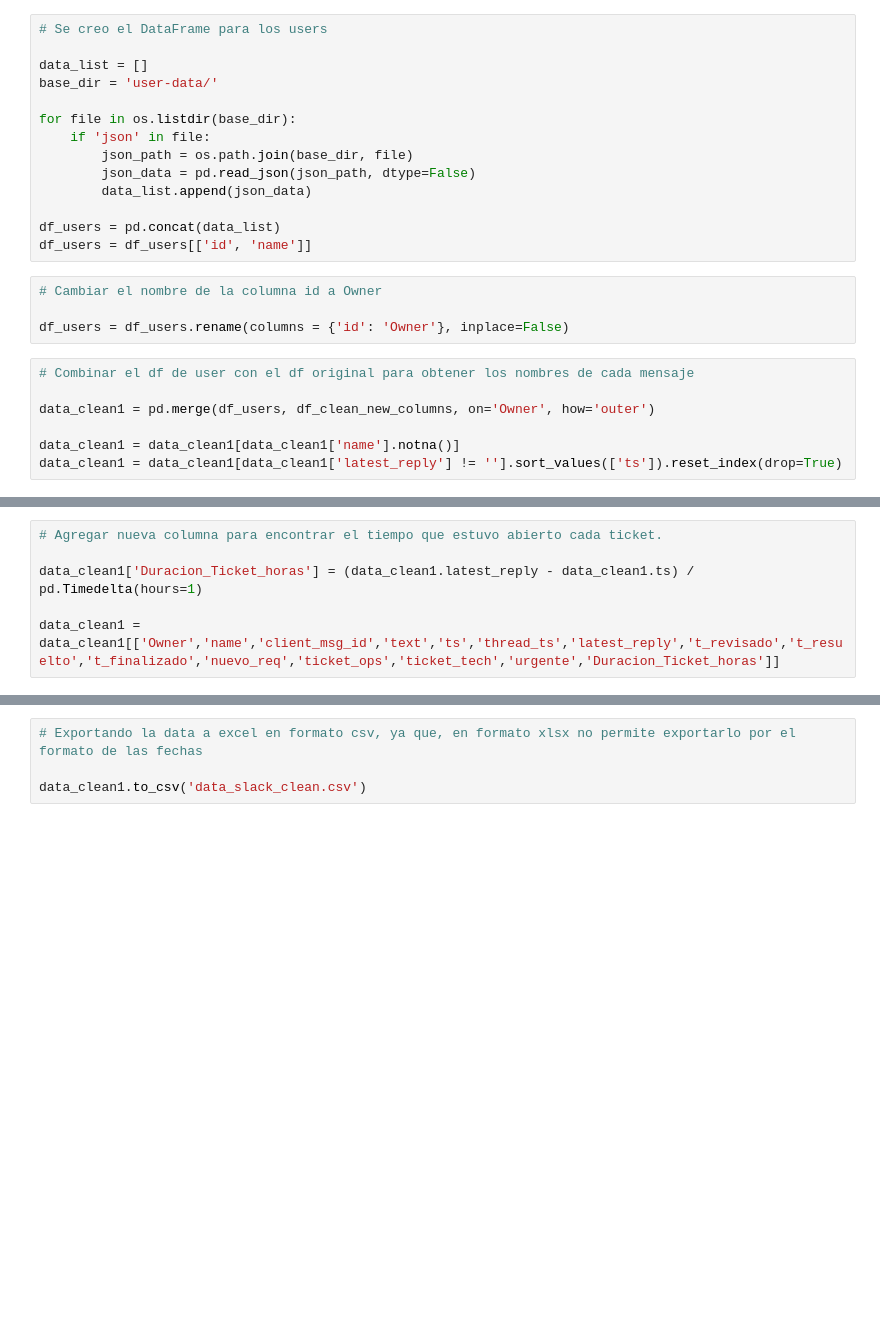
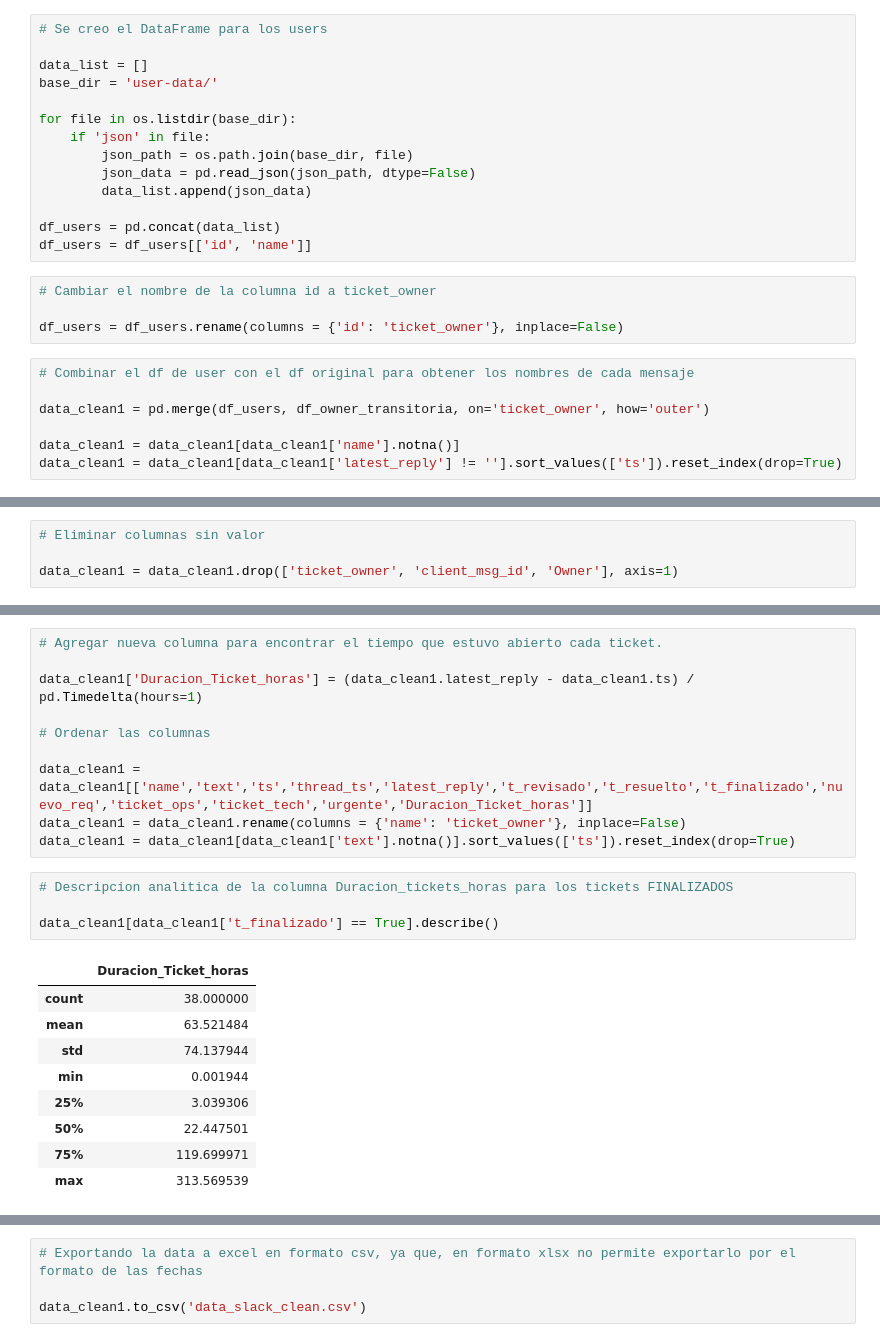
Before and after one commit to andresgs-ds/krino, a Jupyter notebook: Krino-Slack/Tratamiento_de_datos_json.ipynb, the cells around one changed output, grey strips where cells are left out. Cells and saved outputs as stored; diff of their text form; blank space fills up the shorter version.

Commit message:
Nuevos graficos y se anadio la columna ticket_owner

```diff
--- a/Krino-Slack/Tratamiento_de_datos_json.ipynb
+++ b/Krino-Slack/Tratamiento_de_datos_json.ipynb
@@ -173,13 +139,13 @@ for file in os.listdir(base_dir):
 df_users = pd.concat(data_list)
 df_users = df_users[['id', 'name']]
 # %%
-# Cambiar el nombre de la columna id a Owner
+# Cambiar el nombre de la columna id a ticket_owner
 
-df_users = df_users.rename(columns = {'id': 'Owner'}, inplace=False)
+df_users = df_users.rename(columns = {'id': 'ticket_owner'}, inplace=False)
 # %%
 # Combinar el df de user con el df original para obtener los nombres de cada mensaje
 
-data_clean1 = pd.merge(df_users, df_clean_new_columns, on='Owner', how='outer')
+data_clean1 = pd.merge(df_users, df_owner_transitoria, on='ticket_owner', how='outer')
 
 data_clean1 = data_clean1[data_clean1['name'].notna()]
 data_clean1 = data_clean1[data_clean1['latest_reply'] != ''].sort_values(['ts']).reset_index(drop=True)
@@ -195,3 +152,7 @@ data_clean1.head()
+# %%
+# Eliminar columnas sin valor
+
+data_clean1 = data_clean1.drop(['ticket_owner', 'client_msg_id', 'Owner'], axis=1)
 # %%
 # Se tranformo de Unix TimeStamp a Pandas Datetime las columnas ts, thread_ts y latest_reply
 
@@ -209,7 +162,25 @@ data_clean1.head()
 
 data_clean1['Duracion_Ticket_horas'] = (data_clean1.latest_reply - data_clean1.ts) / pd.Timedelta(hours=1)
 
-data_clean1 = data_clean1[['Owner','name','client_msg_id','text','ts','thread_ts','latest_reply','t_revisado','t_resuelto','t_finalizado','nuevo_req','ticket_ops','ticket_tech','urgente','Duracion_Ticket_horas']]
+# Ordenar las columnas
+
+data_clean1 = data_clean1[['name','text','ts','thread_ts','latest_reply','t_revisado','t_resuelto','t_finalizado','nuevo_req','ticket_ops','ticket_tech','urgente','Duracion_Ticket_horas']]
+data_clean1 = data_clean1.rename(columns = {'name': 'ticket_owner'}, inplace=False)
+data_clean1 = data_clean1[data_clean1['text'].notna()].sort_values(['ts']).reset_index(drop=True)
+# %%
+# Descripcion analitica de la columna Duracion_tickets_horas para los tickets FINALIZADOS
+
+data_clean1[data_clean1['t_finalizado'] == True].describe()
+# %% [output]
+|  | Duracion_Ticket_horas |
+| count | 38.000000 |
+| mean | 63.521484 |
+| std | 74.137944 |
+| min | 0.001944 |
+| 25% | 3.039306 |
+| 50% | 22.447501 |
+| 75% | 119.699971 |
+| max | 313.569539 |
 # %%
 # Funnel entre tickets revisados, resueltos y finalizados
 
```
Also changed, not shown: parts of 33 cells of this notebook, 1 other file.
